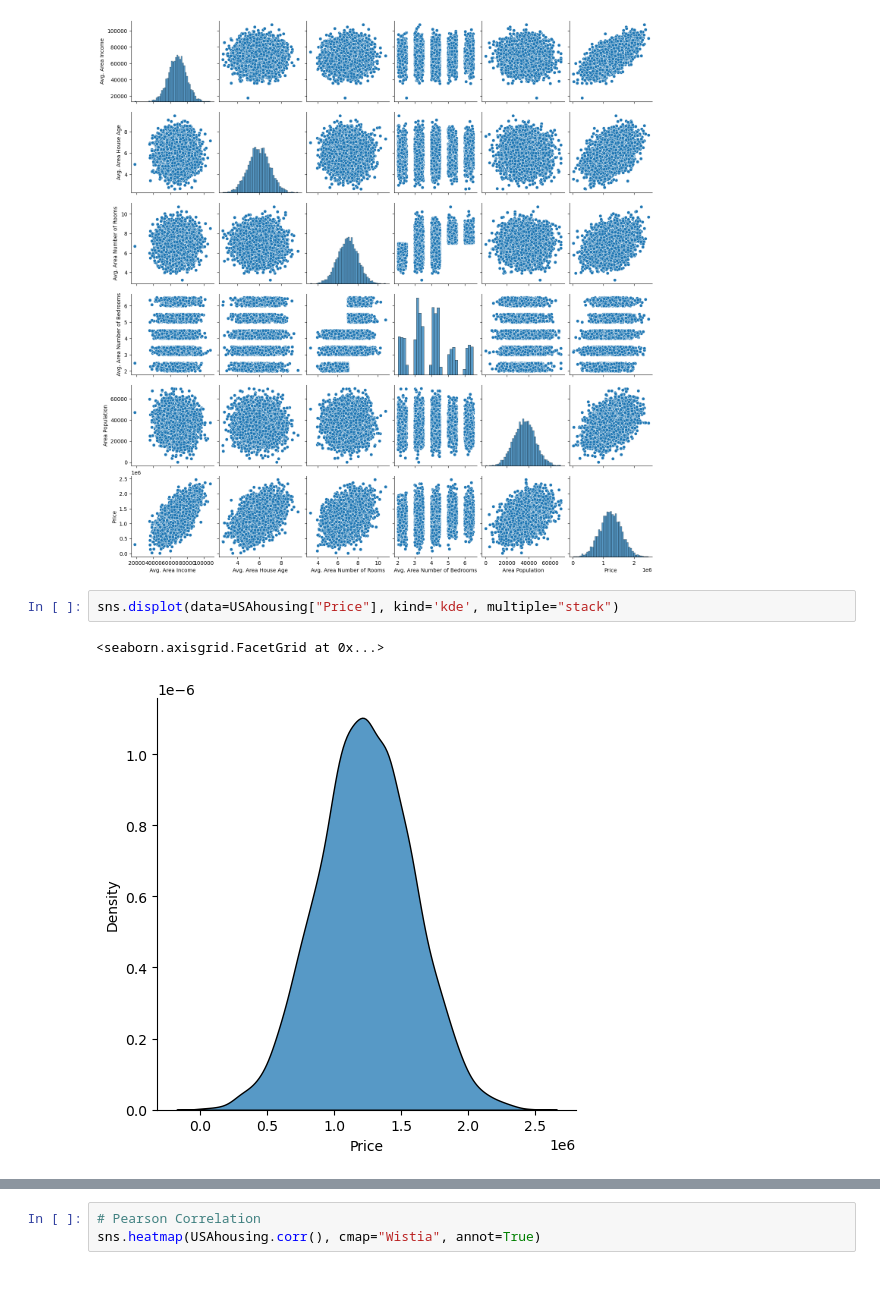
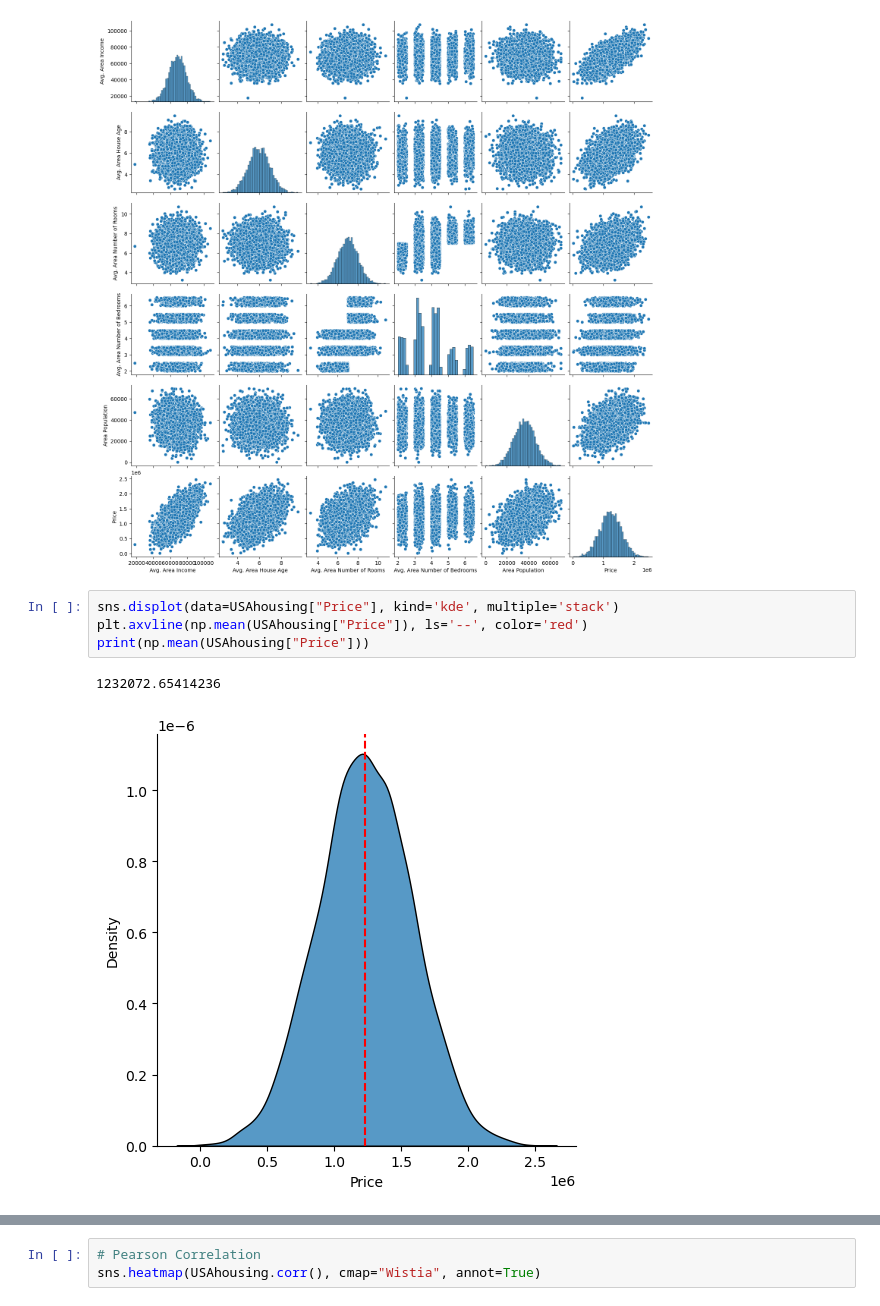
Before and after one commit to rdzjr1997/Python_ML, a Jupyter notebook: Regression_Example.ipynb, the cells around one changed output, grey strips where cells are left out. Cells and saved outputs as stored; diff of their text form.

```diff
--- a/Regression_Example.ipynb
+++ b/Regression_Example.ipynb
@@ -104,7 +103,9 @@ sns.pairplot(USAhousing)
 <seaborn.axisgrid.PairGrid at 0x...>
 [figure]
 # %%
-sns.displot(data=USAhousing["Price"], kind='kde', multiple="stack")
+sns.displot(data=USAhousing["Price"], kind='kde', multiple='stack')
+plt.axvline(np.mean(USAhousing["Price"]), ls='--', color='red')
+print(np.mean(USAhousing["Price"]))
 # %% [output]
-<seaborn.axisgrid.FacetGrid at 0x...>
+1232072.65414236
-[figure, old version]
+[figure, new version]
```
Also changed, not shown: parts of 10 cells of this notebook.
